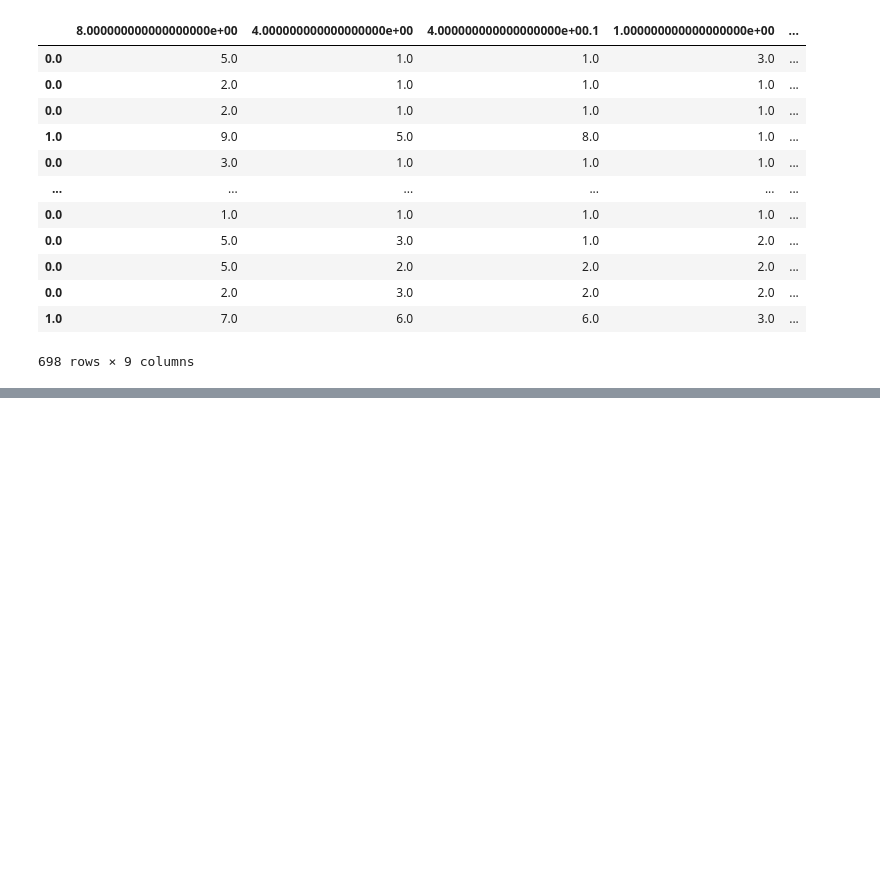
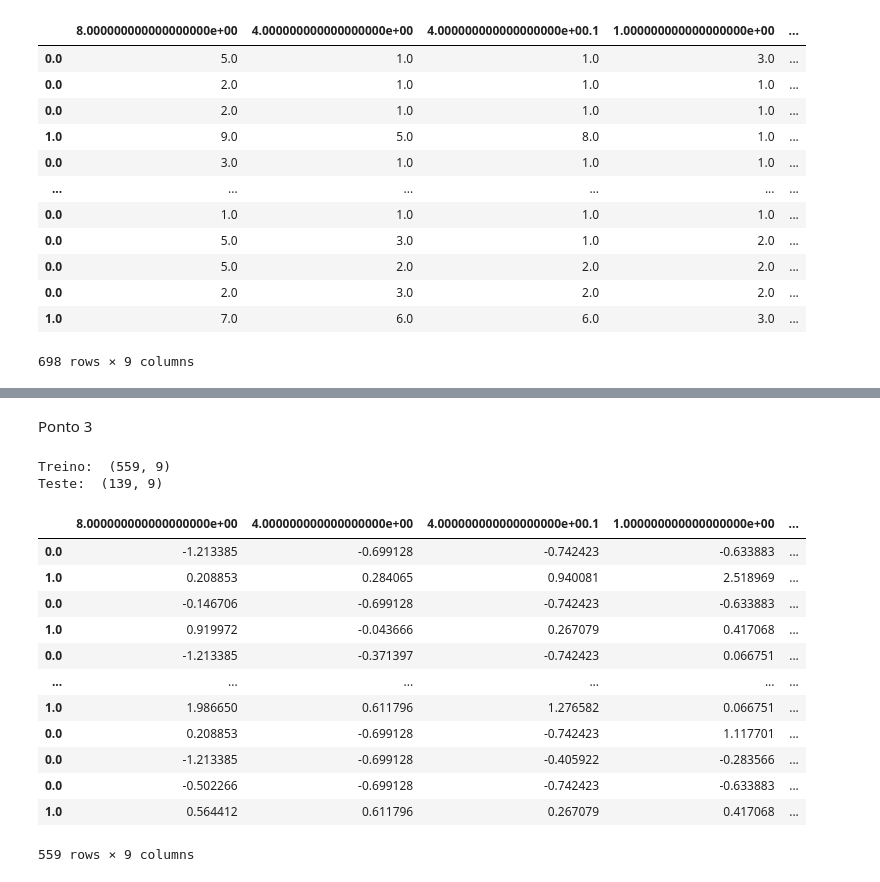
Before and after one commit to carinaa9/si, a Jupyter notebook: scripts/aula5.ipynb, the cells around one changed output, grey strips where cells are left out. Saved outputs shown, nothing was run; the diff lists cells and outputs as text; code cells hidden in the pictures; blank space fills up the shorter version.

```diff
--- a/scripts/aula5.ipynb
+++ b/scripts/aula5.ipynb
@@ -59,8 +162,8 @@ dataset = 'C:/Users/Asus/si/datasets/breast-bin.csv'
 
 # ler dataset com read csv
 
-data = read_csv(dataset, sep=",", label=True, features=True)
-data.print_dataframe()
+breast = read_csv(dataset, sep=",", label=True, features=True)
+breast.print_dataframe()
 # %% [output]
 |  | 8.000000000000000000e+00 | 4.000000000000000000e+00 | 4.000000000000000000e+00.1 | 1.000000000000000000e+00 | ... |
 | 0.0 | 5.0 | 1.0 | 1.0 | 3.0 | ... |
@@ -77,0 +183,3 @@ data.print_dataframe()
+# %%
+breast.X = StandardScaler().fit_transform(breast.X)
+breast.X
@@ -77,0 +200,25 @@ data.print_dataframe()
+# %% [markdown]
+Ponto 3
+# %%
+train_b, test_b = train_test_split(breast)
+print('Treino: ', train_b.shape())
+print('Teste: ', test_b.shape())
+# %% [output]
+Treino:  (559, 9)
+Teste:  (139, 9)
+# %%
+train_b.print_dataframe()
+# %% [output]
+|  | 8.000000000000000000e+00 | 4.000000000000000000e+00 | 4.000000000000000000e+00.1 | 1.000000000000000000e+00 | ... |
+| 0.0 | -1.213385 | -0.699128 | -0.742423 | -0.633883 | ... |
+| 1.0 | 0.208853 | 0.284065 | 0.940081 | 2.518969 | ... |
+| 0.0 | -0.146706 | -0.699128 | -0.742423 | -0.633883 | ... |
+| 1.0 | 0.919972 | -0.043666 | 0.267079 | 0.417068 | ... |
+| 0.0 | -1.213385 | -0.371397 | -0.742423 | 0.066751 | ... |
+| ... | ... | ... | ... | ... | ... |
+| 1.0 | 1.986650 | 0.611796 | 1.276582 | 0.066751 | ... |
+| 0.0 | 0.208853 | -0.699128 | -0.742423 | 1.117701 | ... |
+| 0.0 | -1.213385 | -0.699128 | -0.405922 | -0.283566 | ... |
+| 0.0 | -0.502266 | -0.699128 | -0.742423 | -0.633883 | ... |
+| 1.0 | 0.564412 | 0.611796 | 0.267079 | 0.417068 | ... |
+559 rows × 9 columns
```
Also changed, not shown: parts of 21 cells of this notebook, 2 other files.
